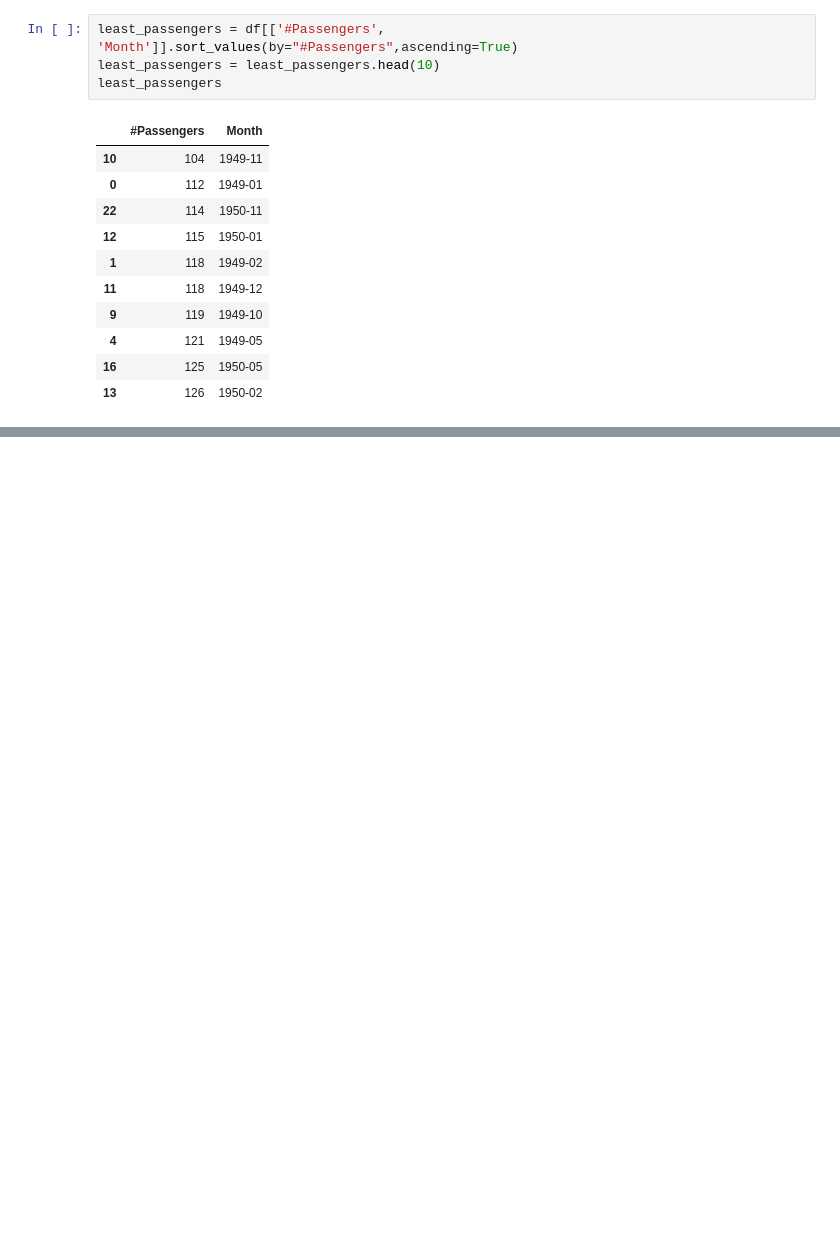
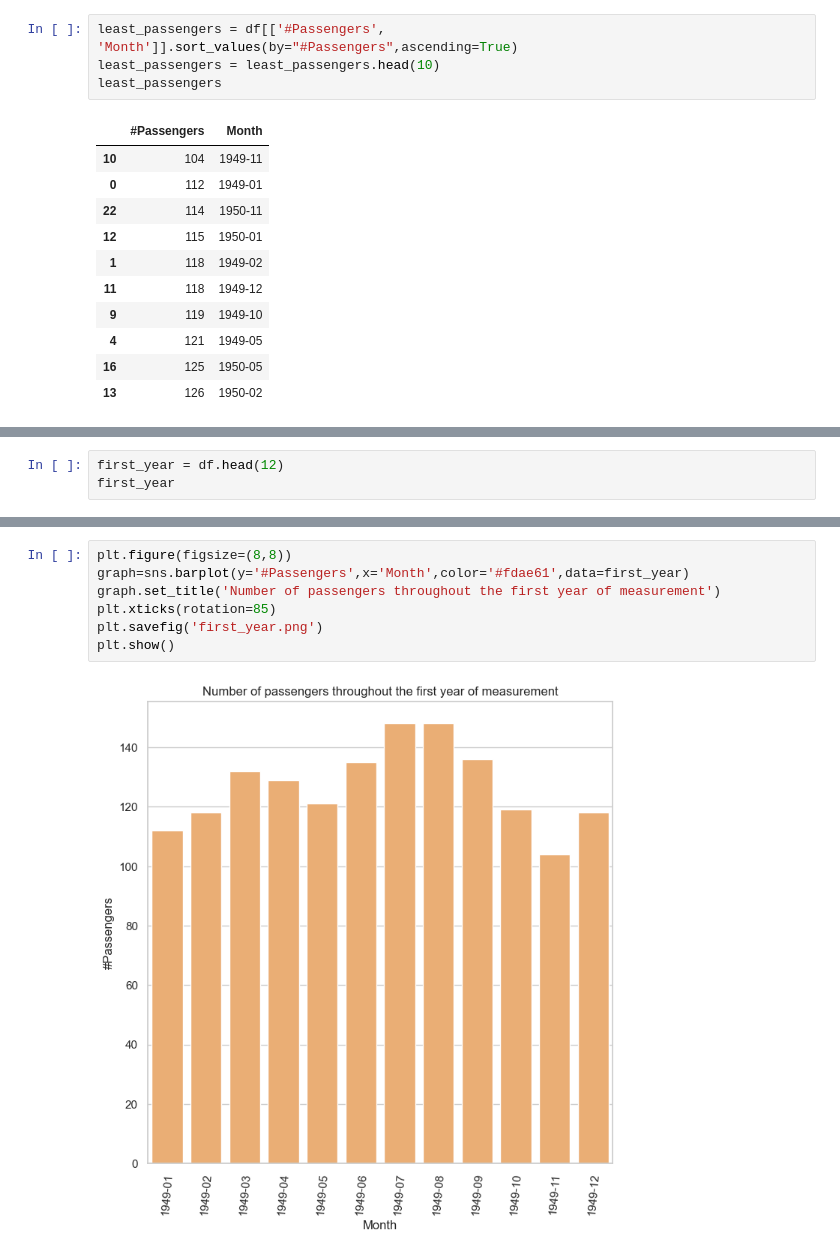
Before and after one commit to beccaa9116/ReDI-Data-Analytics, a Jupyter notebook: airpassengers.ipynb, the cells around one changed output, grey strips where cells are left out. Saved outputs shown, nothing was run; the diff lists cells and outputs as text; blank space fills up the shorter version.

```diff
--- a/airpassengers.ipynb
+++ b/airpassengers.ipynb
@@ -118,0 +120,3 @@ plt.show()
+# %%
+first_year = df.head(12)
+first_year
@@ -119 +137,10 @@ plt.show()
+# %%
+plt.figure(figsize=(8,8))
+graph=sns.barplot(y='#Passengers',x='Month',color='#fdae61',data=first_year)
+graph.set_title('Number of passengers throughout the first year of measurement')
+plt.xticks(rotation=85)
+plt.savefig('first_year.png')
+plt.show()
+# %% [output]
+[figure, added]
 # %%
```
Also changed, not shown: parts of 7 cells of this notebook.
